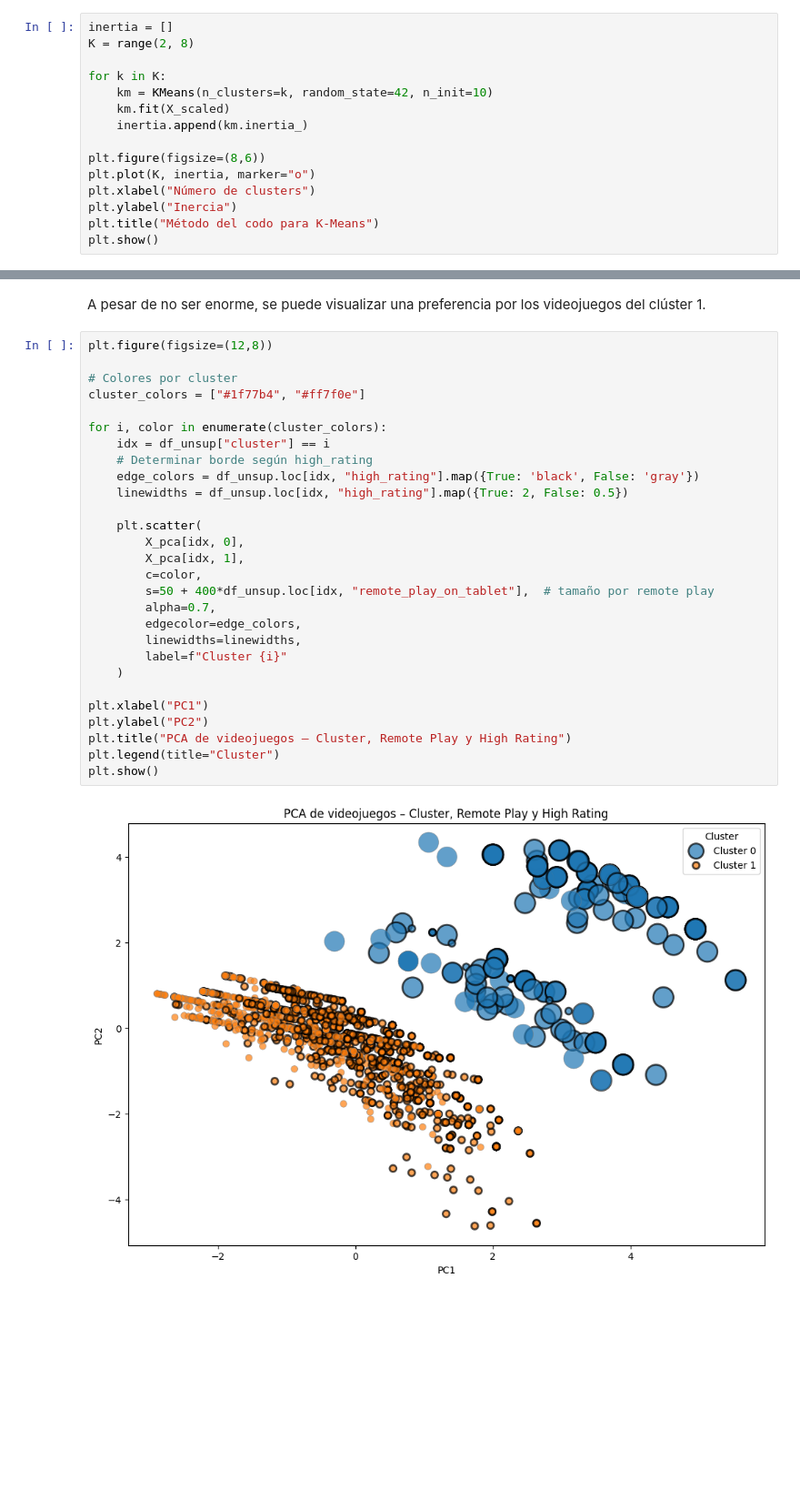
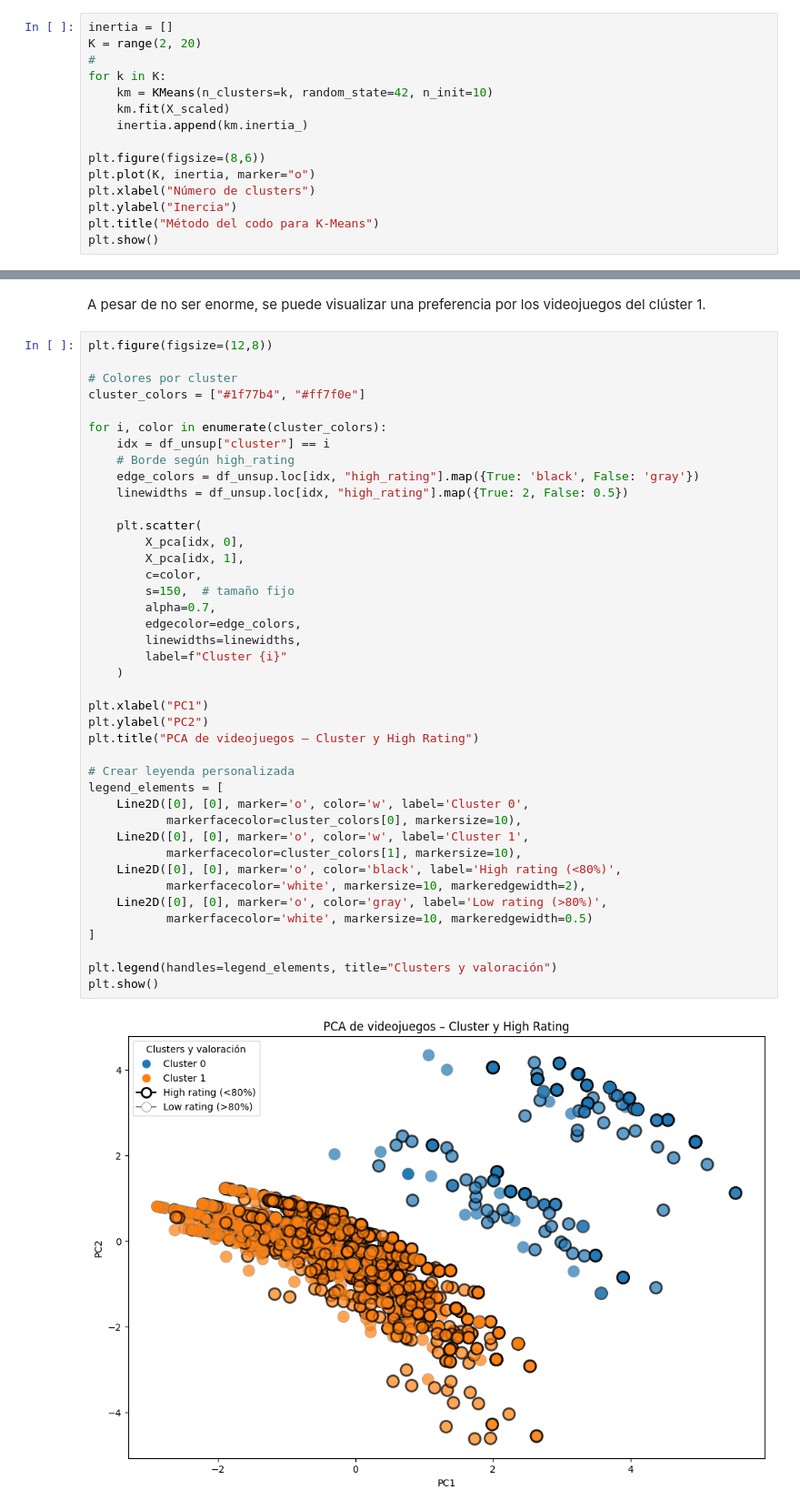
Before and after one commit to JonGarrastatxu/PRACT1-TCVD, a Jupyter notebook: source2/Unsupervised.ipynb, the cells around one changed output, grey strips where cells are left out. Shown at 91% size. Drawn from its saved outputs; the diff is of its cells as text; blank space fills up the shorter version.

Commit message:
Archivo Unsupervised.ipynb finalizado

```diff
--- a/source2/Unsupervised.ipynb
+++ b/source2/Unsupervised.ipynb
@@ -165,7 +158,7 @@ El criterio del codo consiste en identificar un punto a paritr del cual el desce
 # %%
 inertia = []
-K = range(2, 8)
-
+K = range(2, 20)
+#
 for k in K:
     km = KMeans(n_clusters=k, random_state=42, n_init=10)
     km.fit(X_scaled)
@@ -343,31 +336,44 @@ A pesar de no ser enorme, se puede visualizar una preferencia por los videojuego
 # %%
 plt.figure(figsize=(12,8))
 
 # Colores por cluster
 cluster_colors = ["#1f77b4", "#ff7f0e"]
 
 for i, color in enumerate(cluster_colors):
     idx = df_unsup["cluster"] == i
-    # Determinar borde según high_rating
+    # Borde según high_rating
     edge_colors = df_unsup.loc[idx, "high_rating"].map({True: 'black', False: 'gray'})
     linewidths = df_unsup.loc[idx, "high_rating"].map({True: 2, False: 0.5})
 
     plt.scatter(
         X_pca[idx, 0],
         X_pca[idx, 1],
         c=color,
-        s=50 + 400*df_unsup.loc[idx, "remote_play_on_tablet"],  # tamaño por remote play
+        s=150,  # tamaño fijo
         alpha=0.7,
         edgecolor=edge_colors,
         linewidths=linewidths,
         label=f"Cluster {i}"
     )
 
 plt.xlabel("PC1")
 plt.ylabel("PC2")
-plt.title("PCA de videojuegos – Cluster, Remote Play y High Rating")
-plt.legend(title="Cluster")
+plt.title("PCA de videojuegos – Cluster y High Rating")
+
+# Crear leyenda personalizada
+legend_elements = [
+    Line2D([0], [0], marker='o', color='w', label='Cluster 0',
+           markerfacecolor=cluster_colors[0], markersize=10),
+    Line2D([0], [0], marker='o', color='w', label='Cluster 1',
+           markerfacecolor=cluster_colors[1], markersize=10),
+    Line2D([0], [0], marker='o', color='black', label='High rating (<80%)',
+           markerfacecolor='white', markersize=10, markeredgewidth=2),
+    Line2D([0], [0], marker='o', color='gray', label='Low rating (>80%)',
+           markerfacecolor='white', markersize=10, markeredgewidth=0.5)
+]
+
+plt.legend(handles=legend_elements, title="Clusters y valoración")
 plt.show()
 # %% [output]
-[figure, old version]
+[figure, new version]
 # %% [markdown]
```
Also changed, not shown: parts of 15 cells of this notebook.
